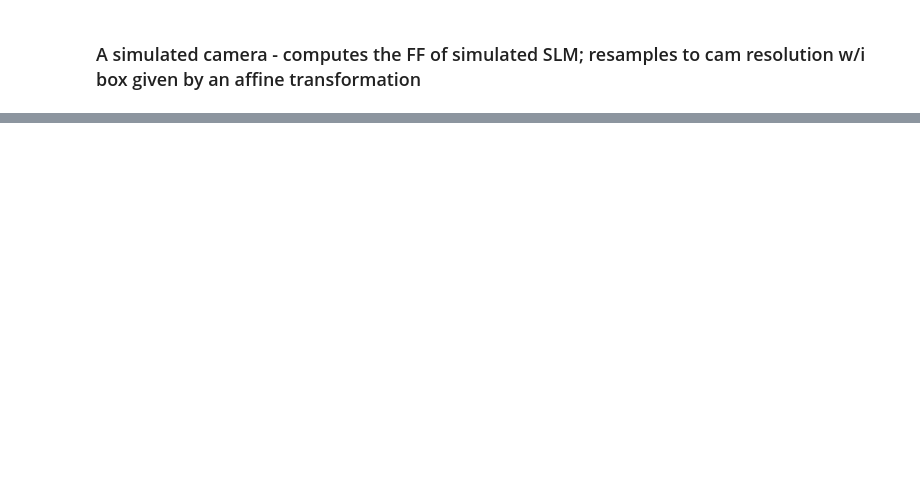
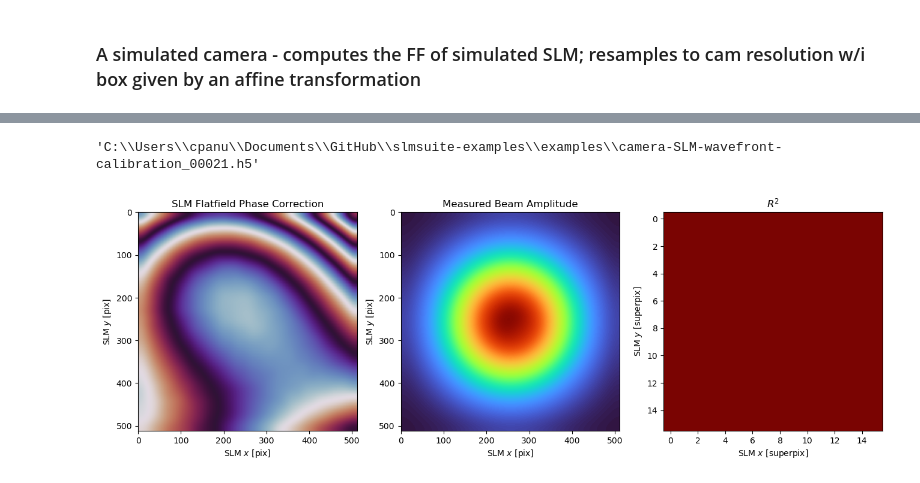
Before and after one commit to slmsuite/slmsuite-examples, a Jupyter notebook: examples/simulation.ipynb, the cells around one changed output, grey strips where cells are left out. Saved outputs shown, nothing was run; the diff lists cells and outputs as text; code cells hidden in the pictures; blank space fills up the shorter version.

```diff
--- a/examples/simulation.ipynb
+++ b/examples/simulation.ipynb
@@ -60,0 +119,11 @@ img = cam.get_image(slm, plot=False)
+# %%
+fs = FourierSLM(cam, slm)
+# %%
+mpl.rc('image', cmap='turbo')
+
+# Note: sometimes failed wavefront cal for perfect SLM -- off by one; maybe use MRAF to kill edges?
+fs.fourier_calibrate(
+    array_shape=[15, 20],           # Size of the calibration grid (Nx, Ny) [knm]
+    array_pitch=[20, 15],           # Pitch of the calibration grid (x, y) [knm]
+    plot=True
+)
@@ -60,0 +213,10 @@ img = cam.get_image(slm, plot=False)
+# %%
+fs.save_wavefront_calibration()
+# %% [output]
+'C:\\Users\\cpanu\\Documents\\GitHub\\slmsuite-examples\\examples\\camera-SLM-wavefront-calibration_00021.h5'
+# %%
+wavefront_cal = fs.process_wavefront_calibration(r2_threshold=.9, smooth=True, plot=True);
+
+# Note: produces phase gradient even without any phase_offset on sim slm.. (very minimal)
+# %% [output]
+[figure, added]
```
Also changed, not shown: parts of 14 cells of this notebook.
